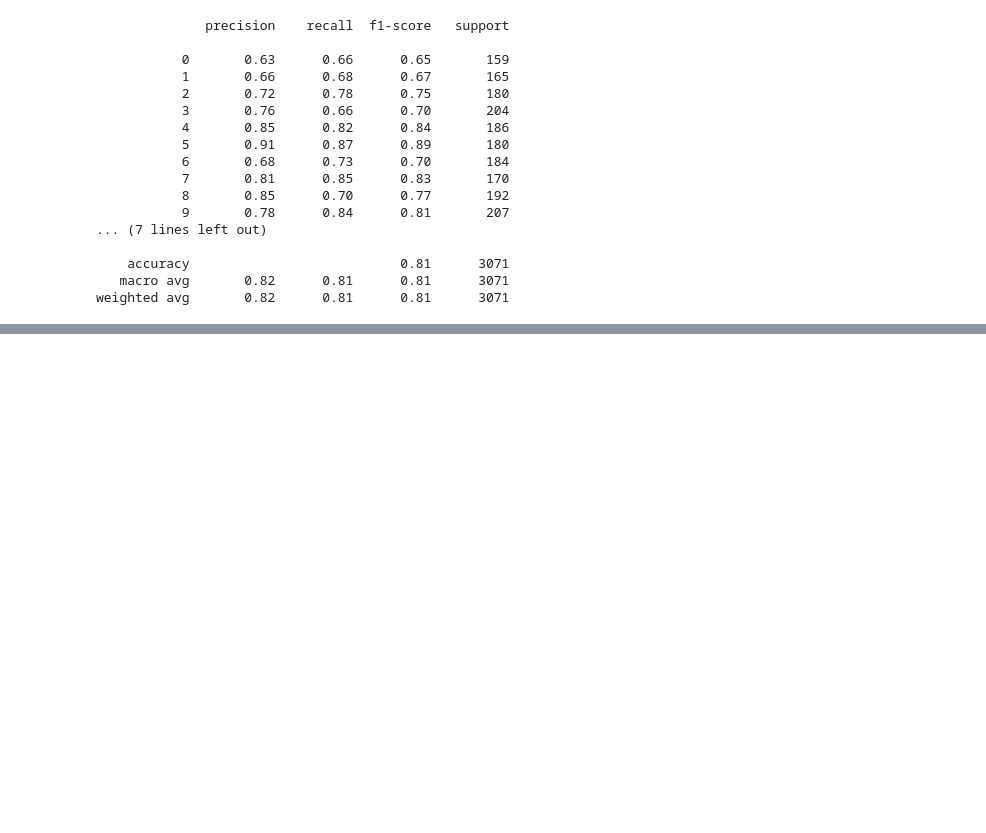
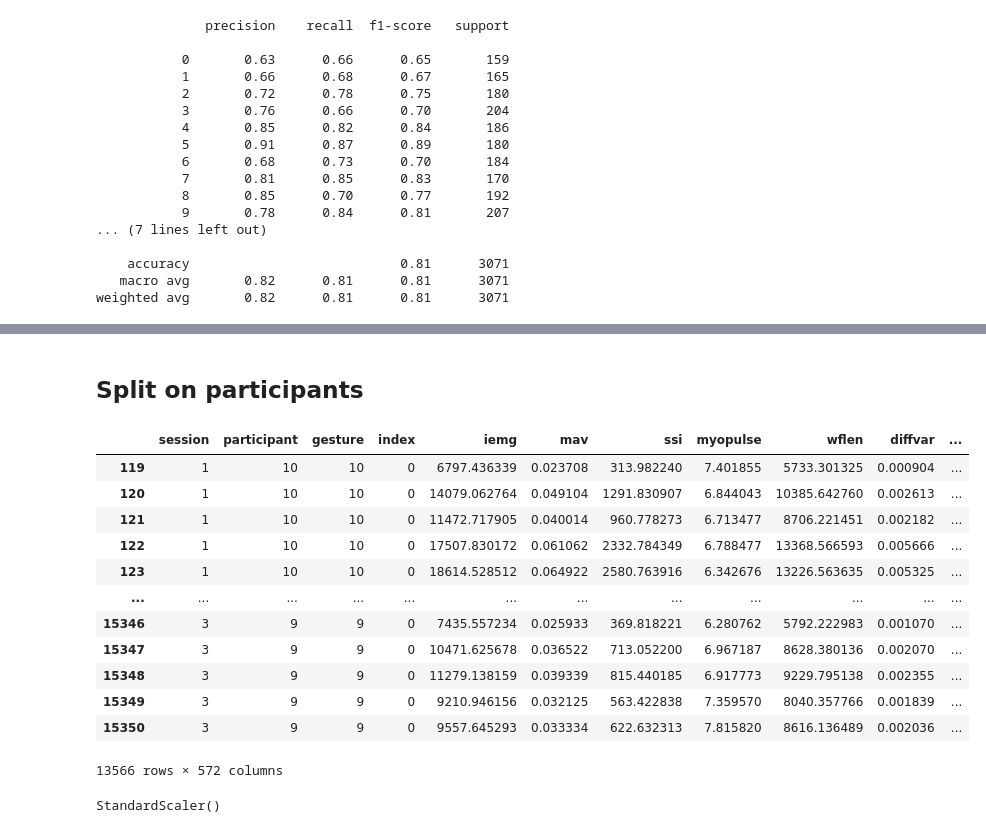
Before and after one commit to tanmaygadgil/DS5500-project, a Jupyter notebook: DL/NN on data split.ipynb, the cells around one changed output, grey strips where cells are left out. Saved outputs shown, nothing was run; the diff lists cells and outputs as text; code cells hidden in the pictures; blank space fills up the shorter version.

```diff
--- a/DL/NN on data split.ipynb
+++ b/DL/NN on data split.ipynb
@@ -337,0 +345,2 @@ weighted avg       0.82      0.81      0.81      3071
+# %%
+data = pd.read_csv('../data/gesture-recognition-and-biometrics-electromyogram-grabmyo-1.0.2/features_split.csv')
@@ -337,0 +367,2 @@ weighted avg       0.82      0.81      0.81      3071
+# %%
+data.drop(columns=["Unnamed: 0"], inplace=True)
@@ -337,0 +510,24 @@ weighted avg       0.82      0.81      0.81      3071
+# %% [markdown]
+## Split on participants
+# %%
+participants = list(range(5,43))
+test_participants = list(range(1,5))
+# %%
+train_df = data[data['participant'].isin(participants)]
+test_df = data[data['participant'].isin(test_participants)]
+# %%
+train_df
+# %% [output]
+|  | session | participant | gesture | index | iemg | mav | ssi | myopulse | wflen | diffvar | ... |
+| 119 | 1 | 10 | 10 | 0 | 6797.436339 | 0.023708 | 313.982240 | 7.401855 | 5733.301325 | 0.000904 | ... |
+| 120 | 1 | 10 | 10 | 0 | 14079.062764 | 0.049104 | 1291.830907 | 6.844043 | 10385.642760 | 0.002613 | ... |
+| 121 | 1 | 10 | 10 | 0 | 11472.717905 | 0.040014 | 960.778273 | 6.713477 | 8706.221451 | 0.002182 | ... |
+| 122 | 1 | 10 | 10 | 0 | 17507.830172 | 0.061062 | 2332.784349 | 6.788477 | 13368.566593 | 0.005666 | ... |
+| 123 | 1 | 10 | 10 | 0 | 18614.528512 | 0.064922 | 2580.763916 | 6.342676 | 13226.563635 | 0.005325 | ... |
+| ... | ... | ... | ... | ... | ... | ... | ... | ... | ... | ... | ... |
+| 15346 | 3 | 9 | 9 | 0 | 7435.557234 | 0.025933 | 369.818221 | 6.280762 | 5792.222983 | 0.001070 | ... |
+| 15347 | 3 | 9 | 9 | 0 | 10471.625678 | 0.036522 | 713.052200 | 6.967187 | 8628.380136 | 0.002070 | ... |
+| 15348 | 3 | 9 | 9 | 0 | 11279.138159 | 0.039339 | 815.440185 | 6.917773 | 9229.795138 | 0.002355 | ... |
+| 15349 | 3 | 9 | 9 | 0 | 9210.946156 | 0.032125 | 563.422838 | 7.359570 | 8040.357766 | 0.001839 | ... |
+| 15350 | 3 | 9 | 9 | 0 | 9557.645293 | 0.033334 | 622.632313 | 7.815820 | 8616.136489 | 0.002036 | ... |
+13566 rows × 572 columns
@@ -337,0 +542,4 @@ weighted avg       0.82      0.81      0.81      3071
+# %%
+scaler.fit(x_train)
+# %% [output]
+StandardScaler()
```
Also changed, not shown: parts of 58 cells of this notebook.
